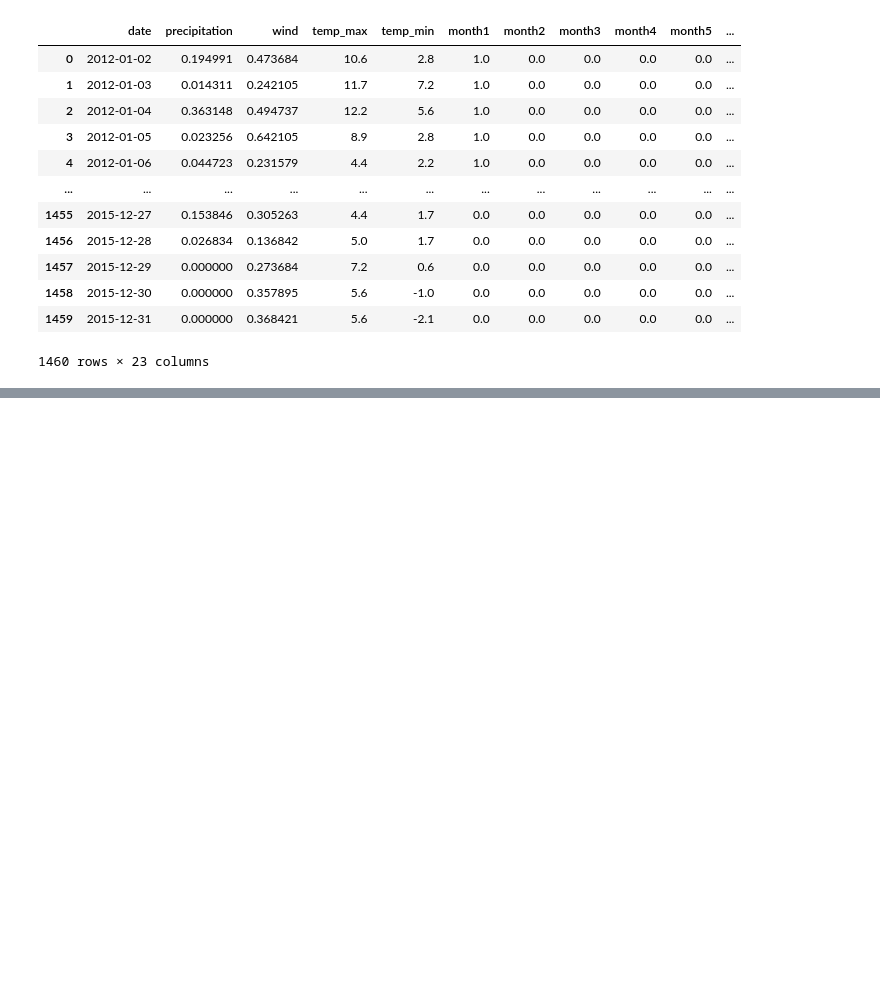
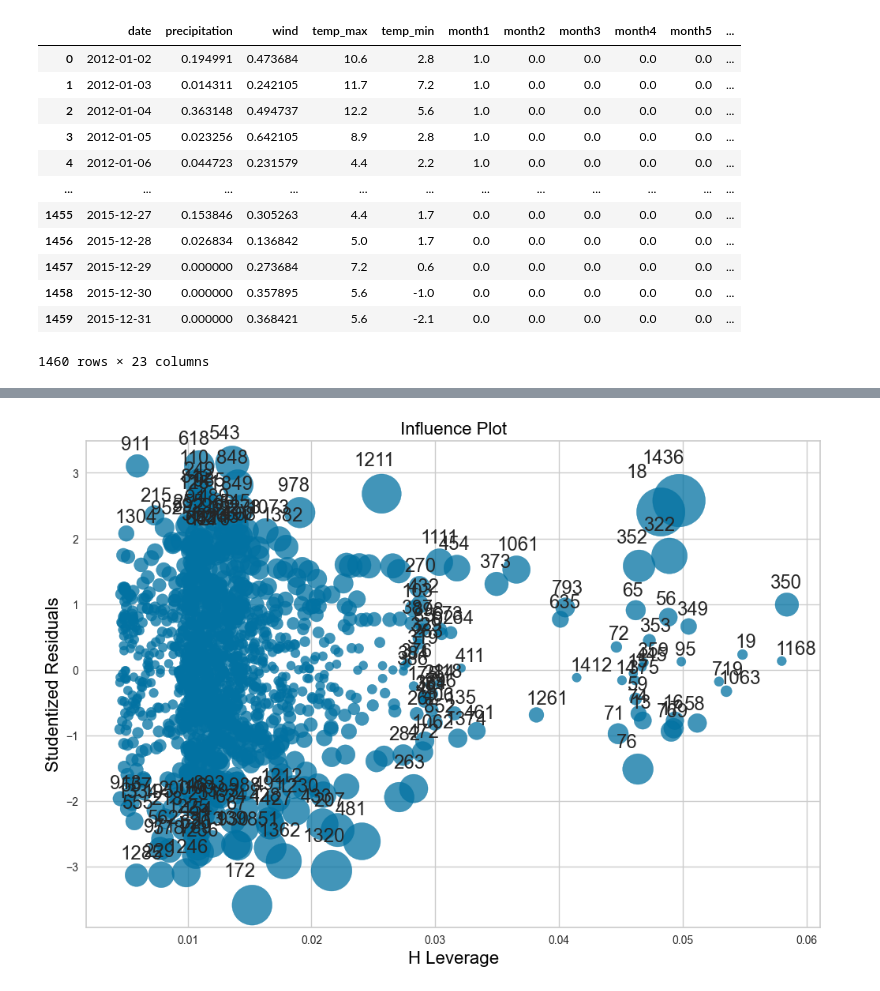
Before and after one commit to DSS3113/ApplyAI-Group-6, a Jupyter notebook: updated_lin_reg.ipynb, the cells around one changed output, grey strips where cells are left out. Cells and saved outputs as stored; diff of their text form; code cells hidden in the pictures; blank space fills up the shorter version.

```diff
--- a/updated_lin_reg.ipynb
+++ b/updated_lin_reg.ipynb
@@ -138,0 +140,9 @@ MSE: 5.965669128108157
+# %%
+X = df.drop(columns=['date', 'temp_max'])
+y = df['temp_max']
+model = sm.OLS(y, sm.add_constant(X)).fit()
+# %%
+fig, ax = plt.subplots(figsize=(12,8))
+fig = sm.graphics.influence_plot(model, ax=ax, criterion="cooks")
+# %% [output]
+[figure, added]
```
Also changed, not shown: parts of 12 cells of this notebook.
